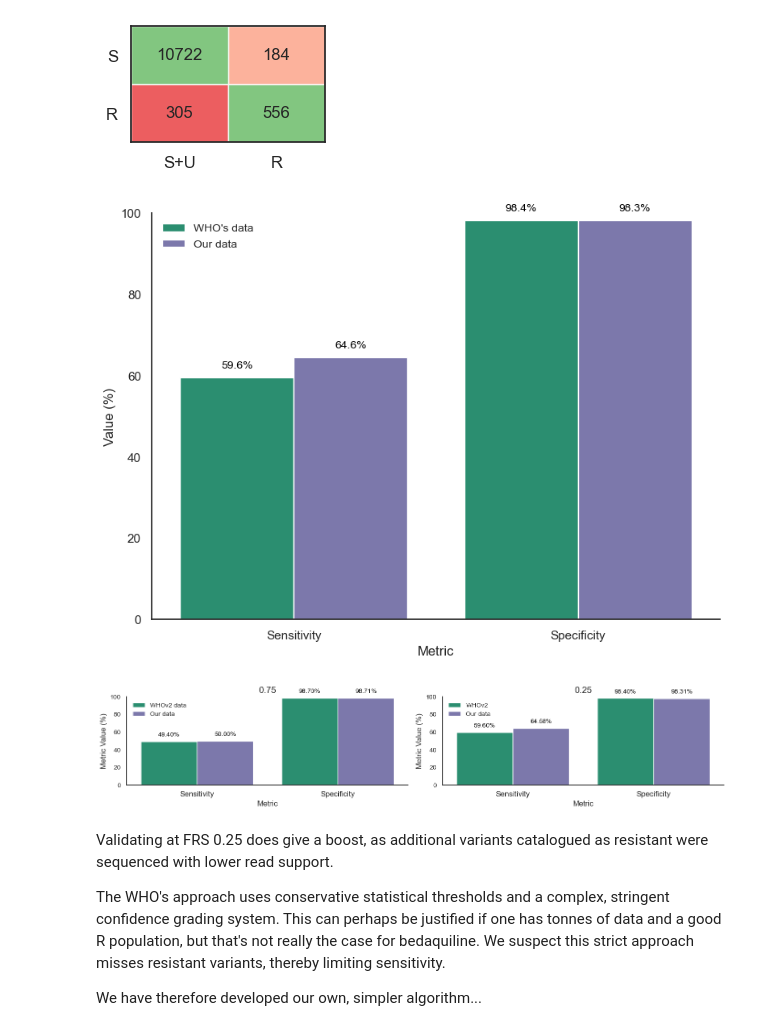
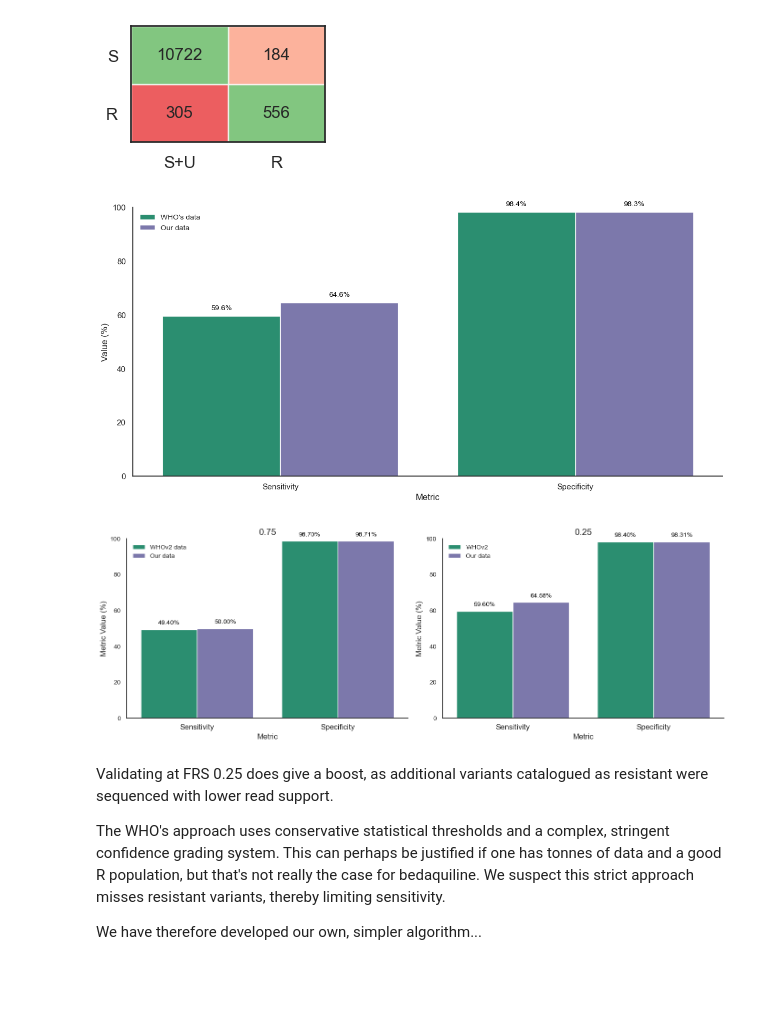
Before and after one commit to fowler-lab/tb-bdq-cat, a Jupyter notebook: results.ipynb, the cells around one changed output. Drawn from its saved outputs; the diff is of its cells as text; code cells hidden in the pictures; blank space fills up the shorter version.

```diff
--- a/results.ipynb
+++ b/results.ipynb
@@ -266,12 +141,12 @@ utils.plot_truthtables(df_cm, U_to_S=True)
 # %%
 performance = {
     "WHO's data":{"Sensitivity": 59.6, "Specificity": 98.4},
     'Our data':{"Sensitivity": _who_sens_25*100, "Specificity": _who_spec_25*100}
 }
 
-utils.compare_metrics(performance)
+utils.compare_metrics(performance,  figsize=(12, 6))
 # %% [output]
-[figure, old version]
+[figure, new version]
 # %%
 # combine performance charts into one axis
 performance = {
@@ -285,9 +160,9 @@ performance = {
     },
 }
 
-utils.compare_metrics_groups(performance)
+utils.compare_metrics_groups(performance, figsize=(14, 5))
 # %% [output]
-[figure, old version]
+[figure, new version]
 # %% [markdown]
 Validating at FRS 0.25 does give a boost, as additional variants catalogued as resistant were sequenced with lower read support.
 
```
Also changed, not shown: parts of 27 cells of this notebook, 20 other files.
